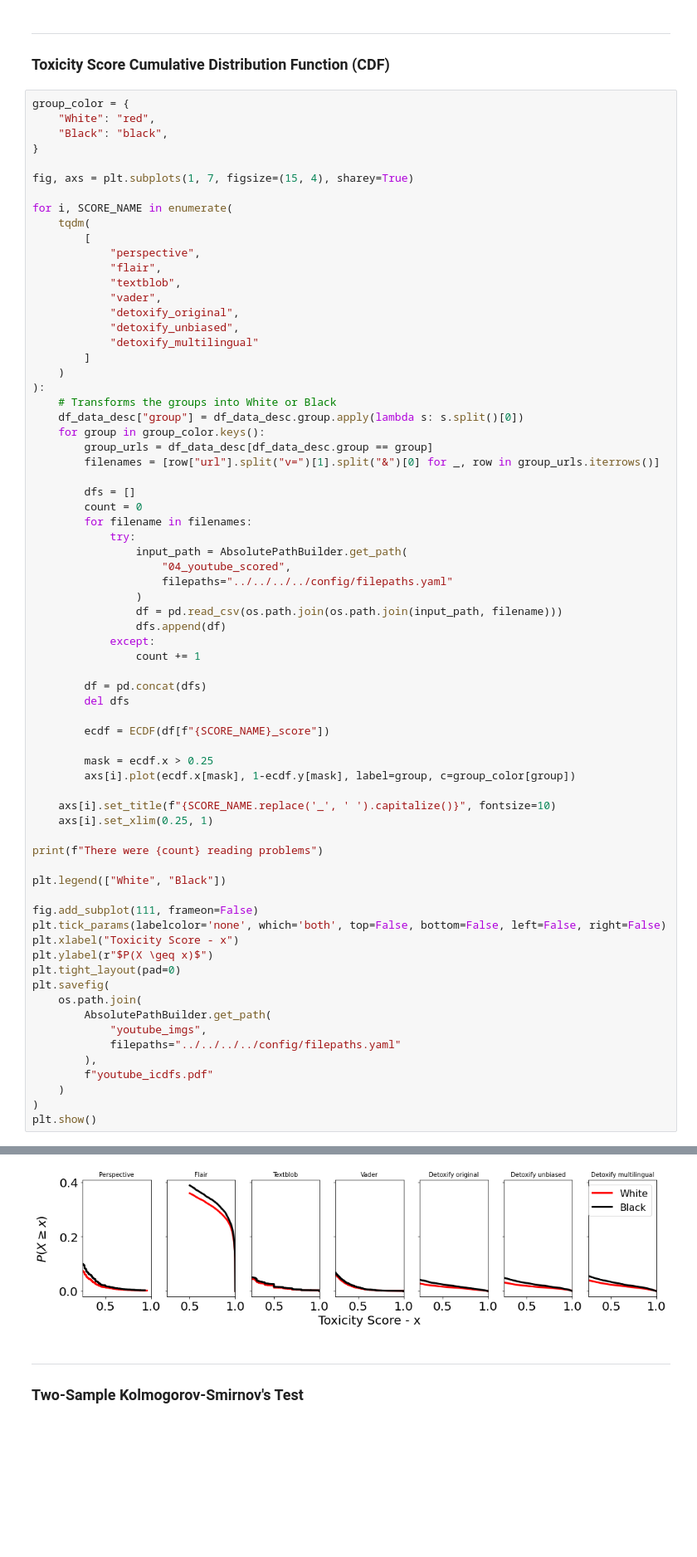
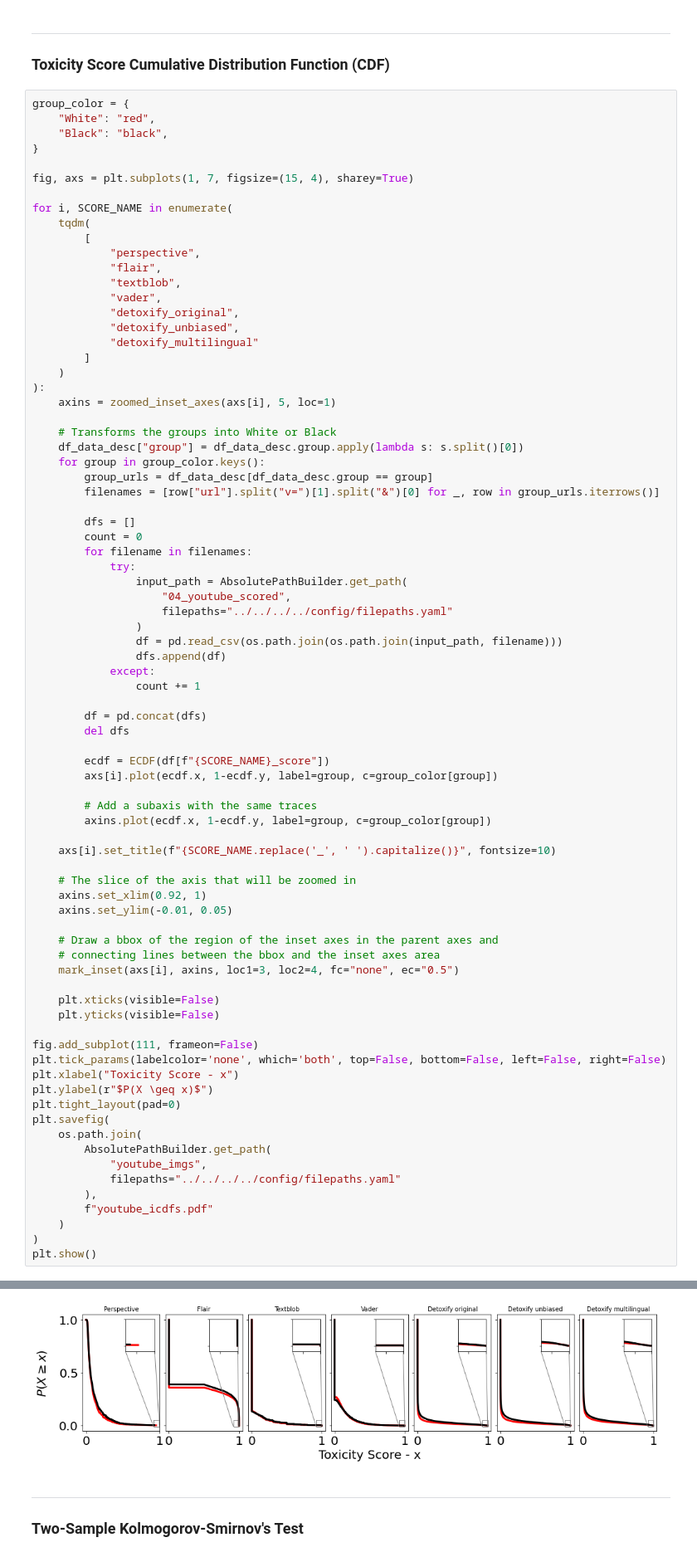
Before and after one commit to Guilherme26/dissertation, a Jupyter notebook: notebooks/pipelines/07-analysis/youtube/07-2-score-analysis.ipynb, the cells around one changed output, grey strips where cells are left out. Shown at 83% size. Cells and saved outputs as stored; diff of their text form; blank space fills up the shorter version.

```diff
--- a/notebooks/pipelines/07-analysis/youtube/07-2-score-analysis.ipynb
+++ b/notebooks/pipelines/07-analysis/youtube/07-2-score-analysis.ipynb
@@ -64,6 +64,8 @@ for i, SCORE_NAME in enumerate(
         ]
     )
 ):
+    axins = zoomed_inset_axes(axs[i], 5, loc=1)
+
     # Transforms the groups into White or Black
     df_data_desc["group"] = df_data_desc.group.apply(lambda s: s.split()[0])
     for group in group_color.keys():
@@ -87,16 +89,23 @@ for i, SCORE_NAME in enumerate(
         del dfs
 
         ecdf = ECDF(df[f"{SCORE_NAME}_score"])
+        axs[i].plot(ecdf.x, 1-ecdf.y, label=group, c=group_color[group])
 
-        mask = ecdf.x > 0.25
-        axs[i].plot(ecdf.x[mask], 1-ecdf.y[mask], label=group, c=group_color[group])
+        # Add a subaxis with the same traces
+        axins.plot(ecdf.x, 1-ecdf.y, label=group, c=group_color[group])
 
     axs[i].set_title(f"{SCORE_NAME.replace('_', ' ').capitalize()}", fontsize=10)
-    axs[i].set_xlim(0.25, 1)
 
-print(f"There were {count} reading problems")
+    # The slice of the axis that will be zoomed in
+    axins.set_xlim(0.92, 1)
+    axins.set_ylim(-0.01, 0.05)
 
-plt.legend(["White", "Black"])
+    # Draw a bbox of the region of the inset axes in the parent axes and
+    # connecting lines between the bbox and the inset axes area
+    mark_inset(axs[i], axins, loc1=3, loc2=4, fc="none", ec="0.5")
+
+    plt.xticks(visible=False)
+    plt.yticks(visible=False)
 
 fig.add_subplot(111, frameon=False)
 plt.tick_params(labelcolor='none', which='both', top=False, bottom=False, left=False, right=False)
@@ -118,4 +126,4 @@ There were 0 reading problems
-[figure, old version]
+[figure, new version]
 # %% [markdown]
 ---
 
```
Also changed, not shown: parts of 2 cells of this notebook, 2 other files.
